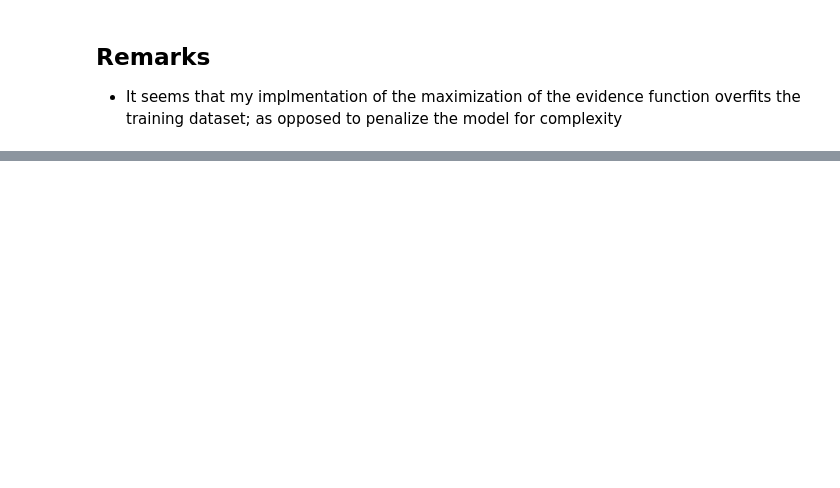
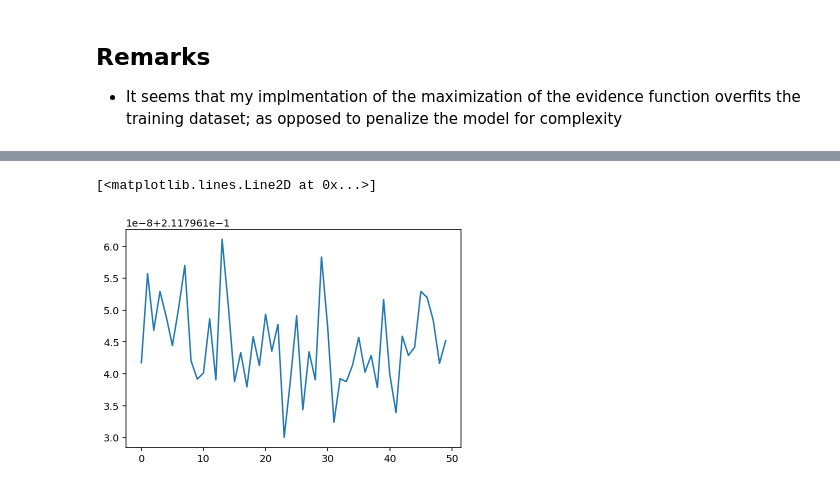
Before and after one commit to gerdm/prml, a Jupyter notebook: chapter3/evidence-approximation.ipynb, the cells around one changed output, grey strips where cells are left out. Cells and saved outputs as stored; diff of their text form; code cells hidden in the pictures; blank space fills up the shorter version.

```diff
--- a/chapter3/evidence-approximation.ipynb
+++ b/chapter3/evidence-approximation.ipynb
@@ -314,0 +377,5 @@ plt.legend();
+# %%
+plt.plot(errs)
+# %% [output]
+[<matplotlib.lines.Line2D at 0x...>]
+[figure, added]
```
Also changed, not shown: parts of 12 cells of this notebook.
